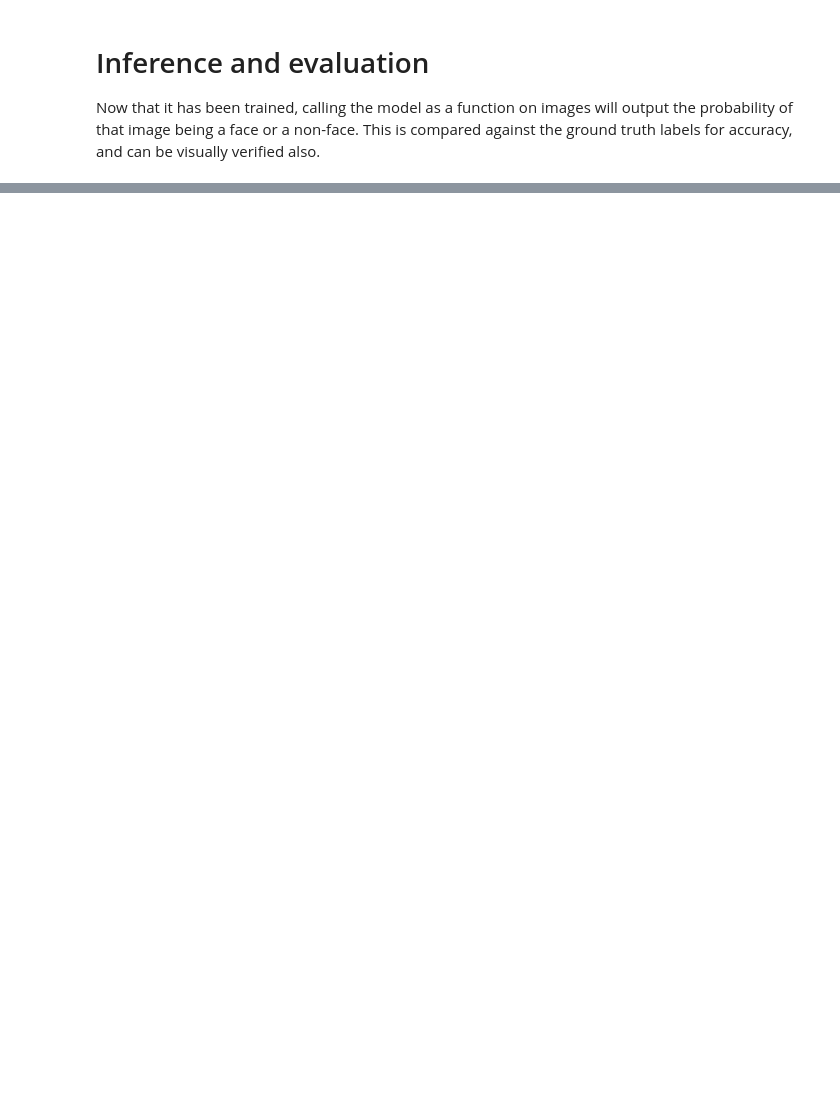
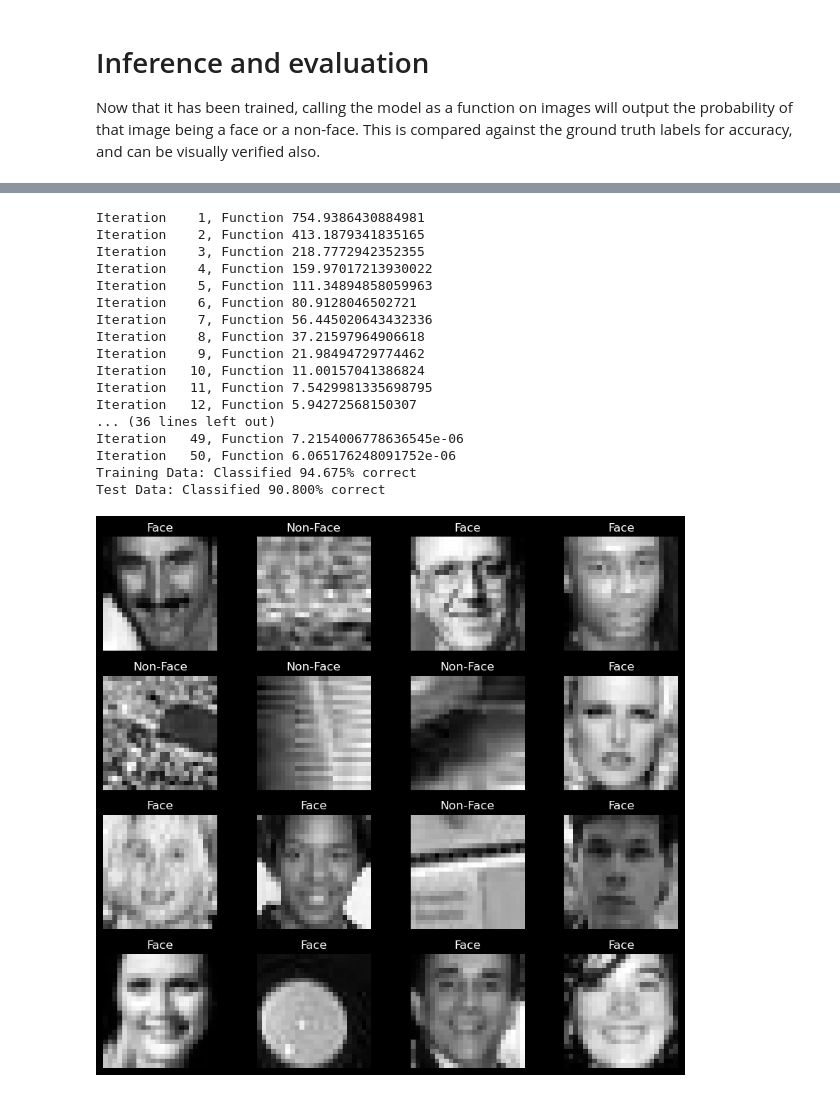
Before and after one commit to derkder/CGVI_CourseWork, a Jupyter notebook: Machine Vision/labs/04classification/PartD.ipynb, the cells around one changed output, grey strips where cells are left out. Saved outputs shown, nothing was run; the diff lists cells and outputs as text; code cells hidden in the pictures; blank space fills up the shorter version.

```diff
--- a/Machine Vision/labs/04classification/PartD.ipynb
+++ b/Machine Vision/labs/04classification/PartD.ipynb
@@ -62,6 +63,24 @@ class LogisticRegression:
         phi_opt, _ = optimise(self.phi, tolerance, function=LogisticRegressionNLL(x, labels),
                               optimiser=optimiser, max_iterations=max_iterations)
         self.phi = phi_opt[-1]
+# %%
+class NonLinearLogisticRegression(LogisticRegression):
+    def __init__(self, dimensions, num_basis_functions, std_dev):
+        super().__init__(dimensions)
+        self.num_basis_functions = num_basis_functions
+        self.std_dev = std_dev
+
+    def transform(self, image):
+        flat_image = image.flatten()
+        centers = self.training_images[:self.num_basis_functions].reshape(self.num_basis_functions, -1)
+        distances = np.linalg.norm(flat_image - centers, axis=1)
+        transformed_image = np.exp(- (distances ** 2) / (2 * self.std_dev ** 2))
+        transformed_image_with_bias = add_bias(transformed_image)
+        return transformed_image_with_bias
+
+    def train(self, data, max_iterations, optimiser, tolerance=1e-8):
+        self.training_images, _ = data
+        super().train(data, max_iterations, optimiser, tolerance)
 # %% [markdown]
 # Load and inspect data
 # %%
@@ -75,4 +96,5 @@ We define the model we are fitting to be logistic regression for 576-dimensional
 # %%
 model = LogisticRegression(dimensions=24*24)
 # %%
-model.train(data.training(num_examples=600), max_iterations=50, optimiser=NewtonMethod)
+#model.train(data.training(num_examples=600), max_iterations=50, optimiser=NewtonMethod)
+model.train(data.training(num_examples=4000), max_iterations=50, optimiser=SteepestDescent)
@@ -91,0 +124,34 @@ visualise_faces((data.testing_images, prediction.squeeze()))
+# %%
+#Question 4
+non_linear_model = NonLinearLogisticRegression(dimensions=500, num_basis_functions=500, std_dev=50)
+non_linear_model.train(data.training(num_examples=4000), max_iterations=50, optimiser=NewtonMethod)
+
+#training data
+prediction = non_linear_model(data.training_images) > 0.5
+correct_prediction = prediction == data.training_labels
+print('Training Data: Classified {:3.3f}% correct'.format(100 * correct_prediction.mean()))
+#test data
+prediction = non_linear_model(data.testing_images) > 0.5
+correct_prediction = prediction == data.testing_labels
+print('Test Data: Classified {:3.3f}% correct'.format(100 * correct_prediction.mean()))
+
+visualise_faces((data.testing_images, prediction.squeeze()))
+# %% [output]
+Iteration    1, Function 754.9386430884981
+Iteration    2, Function 413.1879341835165
+Iteration    3, Function 218.7772942352355
+Iteration    4, Function 159.97017213930022
+Iteration    5, Function 111.34894858059963
+Iteration    6, Function 80.9128046502721
+Iteration    7, Function 56.445020643432336
+Iteration    8, Function 37.21597964906618
+Iteration    9, Function 21.98494729774462
+Iteration   10, Function 11.00157041386824
+Iteration   11, Function 7.5429981335698795
+Iteration   12, Function 5.94272568150307
+... (36 lines left out)
+Iteration   49, Function 7.2154006778636545e-06
+Iteration   50, Function 6.065176248091752e-06
+Training Data: Classified 94.675% correct
+Test Data: Classified 90.800% correct
+[figure, added]
```
Also changed, not shown: parts of 5 cells of this notebook, 1 other file.
